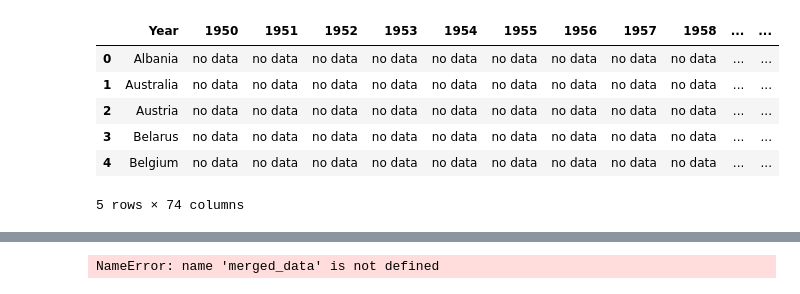
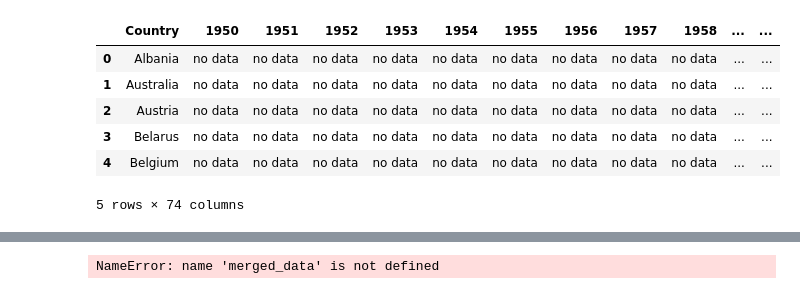
Before and after one commit to DJ-Greenwood/Population-decline, a Jupyter notebook: notebooks/data_vis.ipynb, the cells around one changed output, grey strips where cells are left out. Cells and saved outputs as stored; diff of their text form; code cells hidden in the pictures.

```diff
--- a/notebooks/data_vis.ipynb
+++ b/notebooks/data_vis.ipynb
@@ -28,14 +10,15 @@ from ipywidgets import widgets, interact
 # %%
 
 df_fetility_data= pd.read_excel('../Data/IMF/imf-dm-export-20240916.xlsx', header=0)
 # Using iloc to remove the first row
-df_ferility_data = df_fetility_data.iloc[1:-2]
+df_fertility_data = df_fetility_data.iloc[1:-2]
 
-df_ferility_data = df_ferility_data.rename(columns={'General Government Debt (Percent of GDP)':'Year'}).reset_index(drop=True)
+df_fertility_data = df_fertility_data.rename(columns={'General Government Debt (Percent of GDP)':'Country'}).reset_index(drop=True)
 # Replace "no data" with 0
-df_ferility_data.head()
+df_fertitlity_data = df_fertility_data.transpose()
+df_fertility_data.head()
 # %% [output]
-|  | Year | 1950 | 1951 | 1952 | 1953 | 1954 | 1955 | 1956 | 1957 | 1958 | ... | ... |
+|  | Country | 1950 | 1951 | 1952 | 1953 | 1954 | 1955 | 1956 | 1957 | 1958 | ... | ... |
 | 0 | Albania | no data | no data | no data | no data | no data | no data | no data | no data | no data | ... | ... |
 | 1 | Australia | no data | no data | no data | no data | no data | no data | no data | no data | no data | ... | ... |
 | 2 | Austria | no data | no data | no data | no data | no data | no data | no data | no data | no data | ... | ... |
```
Also changed, not shown: parts of 13 cells of this notebook, 16 other files.
